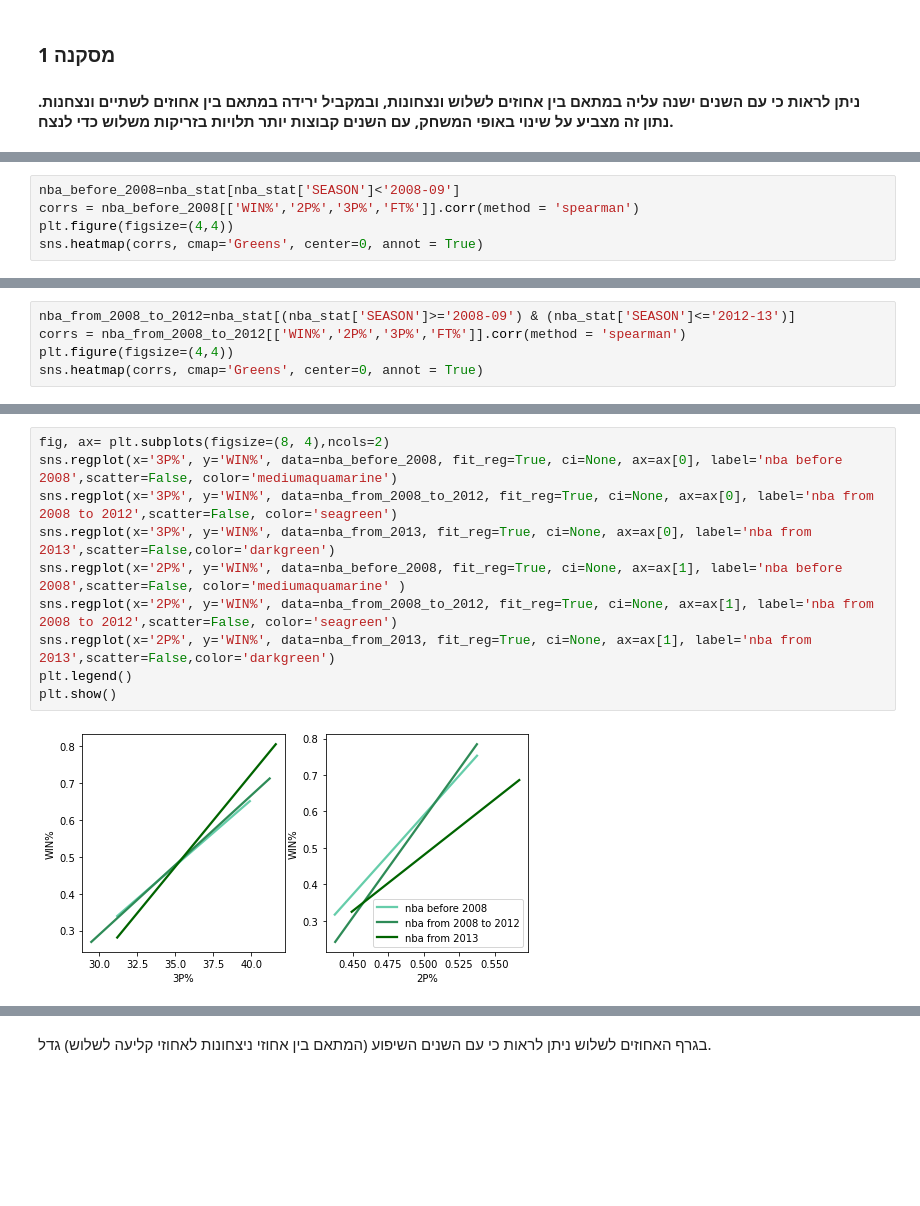
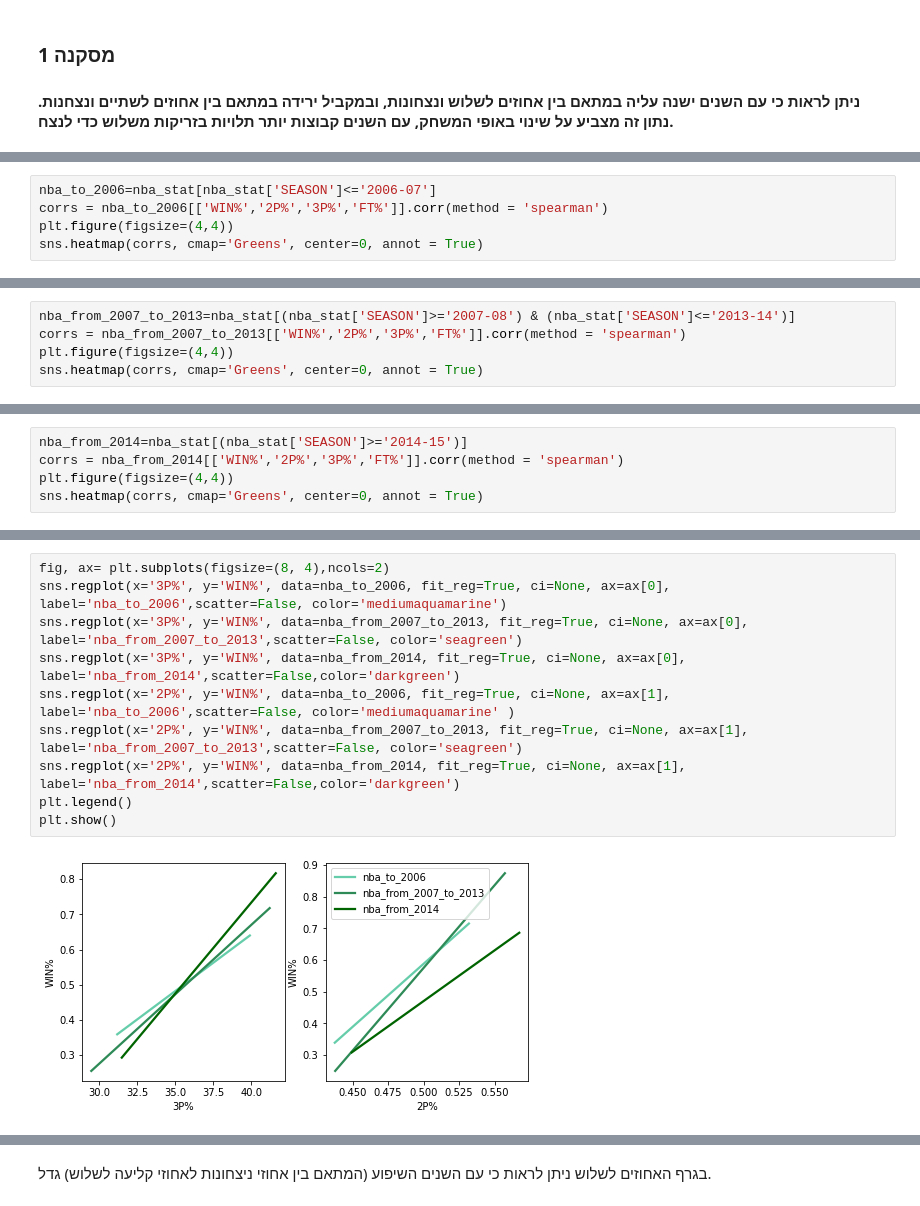
Before and after one commit to eytanmuzafi/data-science, a Jupyter notebook: project.ipynb, the cells around one changed output, grey strips where cells are left out. Drawn from its saved outputs; the diff is of its cells as text; blank space fills up the shorter version.

```diff
--- a/project.ipynb
+++ b/project.ipynb
@@ -200,6 +355,6 @@ sns.heatmap(corrs, cmap='coolwarm', center=0, annot = True);
 # %%
-nba_before_2008=nba_stat[nba_stat['SEASON']<'2008-09']
-corrs = nba_before_2008[['WIN%','2P%','3P%','FT%']].corr(method = 'spearman')
+nba_to_2006=nba_stat[nba_stat['SEASON']<='2006-07']
+corrs = nba_to_2006[['WIN%','2P%','3P%','FT%']].corr(method = 'spearman')
 plt.figure(figsize=(4,4))
 sns.heatmap(corrs, cmap='Greens', center=0, annot = True)
 # %% [output]
@@ -208,6 +363,6 @@ sns.heatmap(corrs, cmap='Greens', center=0, annot = True)
 # %%
-nba_from_2008_to_2012=nba_stat[(nba_stat['SEASON']>='2008-09') & (nba_stat['SEASON']<='2012-13')]
-corrs = nba_from_2008_to_2012[['WIN%','2P%','3P%','FT%']].corr(method = 'spearman')
+nba_from_2007_to_2013=nba_stat[(nba_stat['SEASON']>='2007-08') & (nba_stat['SEASON']<='2013-14')]
+corrs = nba_from_2007_to_2013[['WIN%','2P%','3P%','FT%']].corr(method = 'spearman')
 plt.figure(figsize=(4,4))
 sns.heatmap(corrs, cmap='Greens', center=0, annot = True)
 # %% [output]
@@ -223,0 +371,5 @@ sns.heatmap(corrs, cmap='Greens', center=0, annot = True)
+# %%
+nba_from_2014=nba_stat[(nba_stat['SEASON']>='2014-15')]
+corrs = nba_from_2014[['WIN%','2P%','3P%','FT%']].corr(method = 'spearman')
+plt.figure(figsize=(4,4))
+sns.heatmap(corrs, cmap='Greens', center=0, annot = True)
@@ -224,12 +379,12 @@ sns.heatmap(corrs, cmap='Greens', center=0, annot = True)
 # %%
 fig, ax= plt.subplots(figsize=(8, 4),ncols=2)
-sns.regplot(x='3P%', y='WIN%', data=nba_before_2008, fit_reg=True, ci=None, ax=ax[0], label='nba before 2008',scatter=False, color='mediumaquamarine')
-sns.regplot(x='3P%', y='WIN%', data=nba_from_2008_to_2012, fit_reg=True, ci=None, ax=ax[0], label='nba from 2008 to 2012',scatter=False, color='seagreen')
-sns.regplot(x='3P%', y='WIN%', data=nba_from_2013, fit_reg=True, ci=None, ax=ax[0], label='nba from 2013',scatter=False,color='darkgreen')
-sns.regplot(x='2P%', y='WIN%', data=nba_before_2008, fit_reg=True, ci=None, ax=ax[1], label='nba before 2008',scatter=False, color='mediumaquamarine' )
-sns.regplot(x='2P%', y='WIN%', data=nba_from_2008_to_2012, fit_reg=True, ci=None, ax=ax[1], label='nba from 2008 to 2012',scatter=False, color='seagreen')
-sns.regplot(x='2P%', y='WIN%', data=nba_from_2013, fit_reg=True, ci=None, ax=ax[1], label='nba from 2013',scatter=False,color='darkgreen')
+sns.regplot(x='3P%', y='WIN%', data=nba_to_2006, fit_reg=True, ci=None, ax=ax[0], label='nba_to_2006',scatter=False, color='mediumaquamarine')
+sns.regplot(x='3P%', y='WIN%', data=nba_from_2007_to_2013, fit_reg=True, ci=None, ax=ax[0], label='nba_from_2007_to_2013',scatter=False, color='seagreen')
+sns.regplot(x='3P%', y='WIN%', data=nba_from_2014, fit_reg=True, ci=None, ax=ax[0], label='nba_from_2014',scatter=False,color='darkgreen')
+sns.regplot(x='2P%', y='WIN%', data=nba_to_2006, fit_reg=True, ci=None, ax=ax[1], label='nba_to_2006',scatter=False, color='mediumaquamarine' )
+sns.regplot(x='2P%', y='WIN%', data=nba_from_2007_to_2013, fit_reg=True, ci=None, ax=ax[1], label='nba_from_2007_to_2013',scatter=False, color='seagreen')
+sns.regplot(x='2P%', y='WIN%', data=nba_from_2014, fit_reg=True, ci=None, ax=ax[1], label='nba_from_2014',scatter=False,color='darkgreen')
 plt.legend()
 plt.show()
 # %% [output]
-[figure, old version]
+[figure, new version]
```
Also changed, not shown: parts of 37 cells of this notebook.
